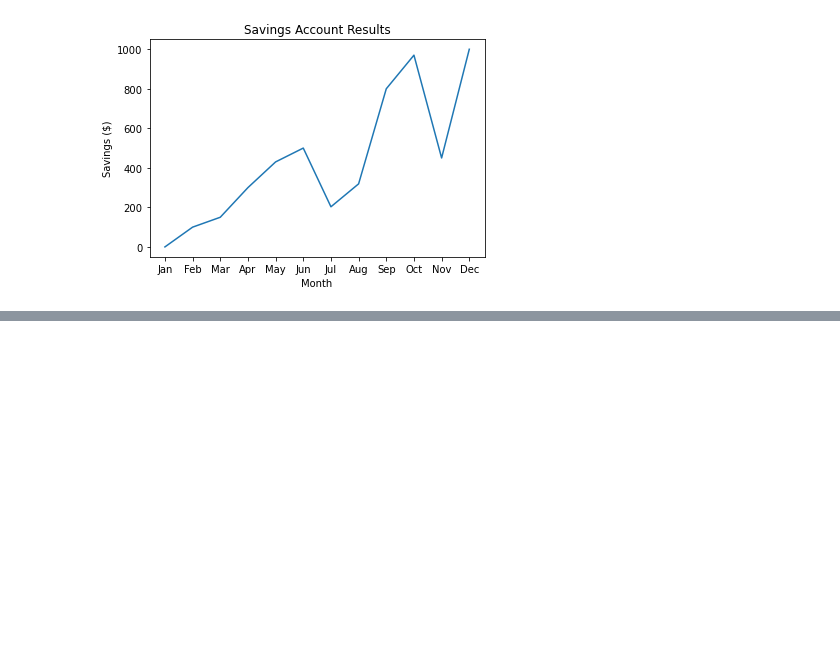
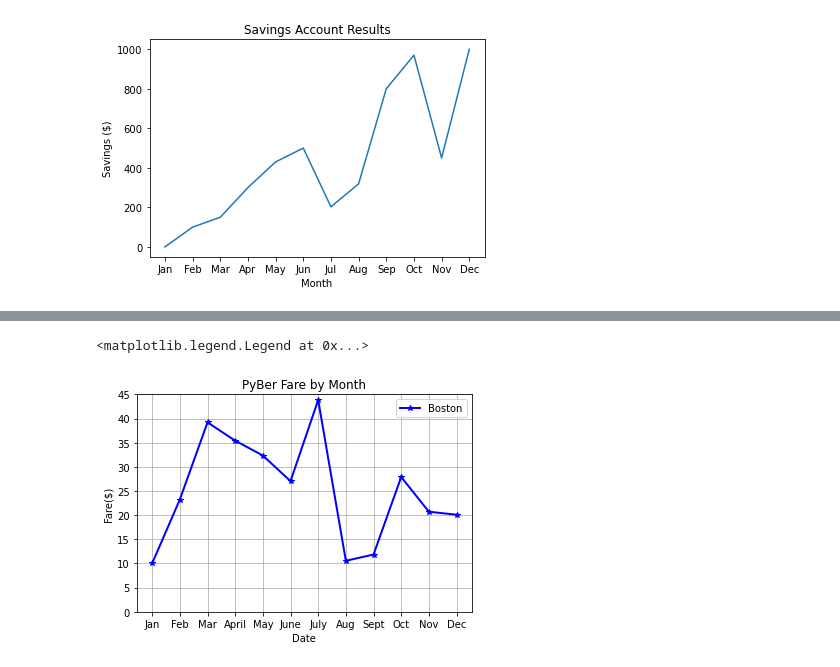
Before and after one commit to cameronmitchell18/PyBer-Analysis-Practice, a Jupyter notebook: PyBer_Practice.ipynb, the cells around one changed output, grey strips where cells are left out. Saved outputs shown, nothing was run; the diff lists cells and outputs as text; code cells hidden in the pictures; blank space fills up the shorter version.

```diff
--- a/PyBer_Practice.ipynb
+++ b/PyBer_Practice.ipynb
@@ -21,0 +61,18 @@ plt.show()
+# %%
+# NOTE: To declare the parameters for line color, width, and marker, we use color=, width=, and marker=, respectively, inside the plt.plot() function.
+# Create the plot and add a label for the legend.
+plt.plot(x_axis, y_axis, marker="*", color="blue", linewidth=2, label='Boston')
+# Create labels for the x and y axes.
+plt.xlabel("Date")
+plt.ylabel("Fare($)")
+# Set the y limit between 0 and 45.
+plt.ylim(0, 45)
+# Create a title.
+plt.title("PyBer Fare by Month")
+# Add a grid.
+plt.grid()
+# Add the legend.
+plt.legend()
+# %% [output]
+<matplotlib.legend.Legend at 0x...>
+[figure, added]
```
Also changed, not shown: parts of 12 cells of this notebook.
